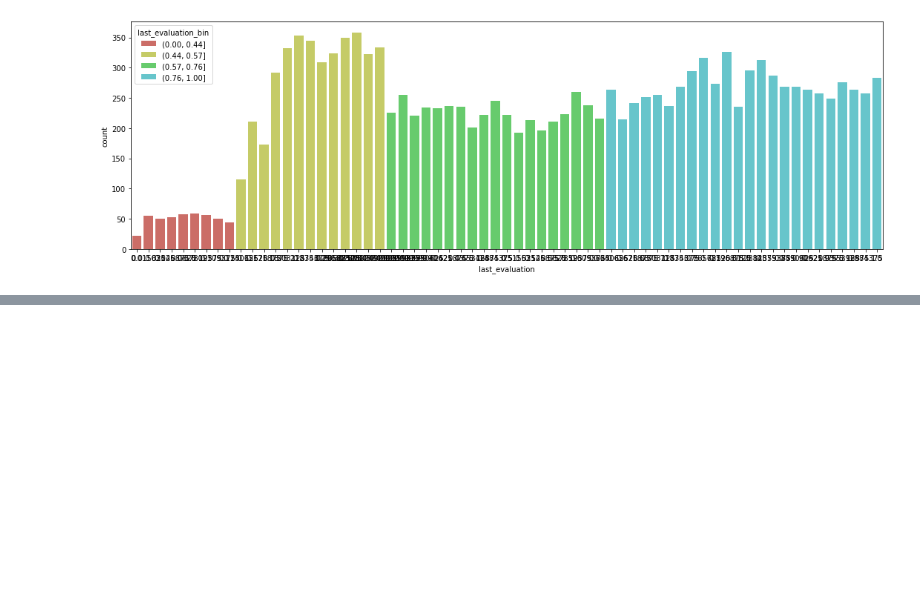
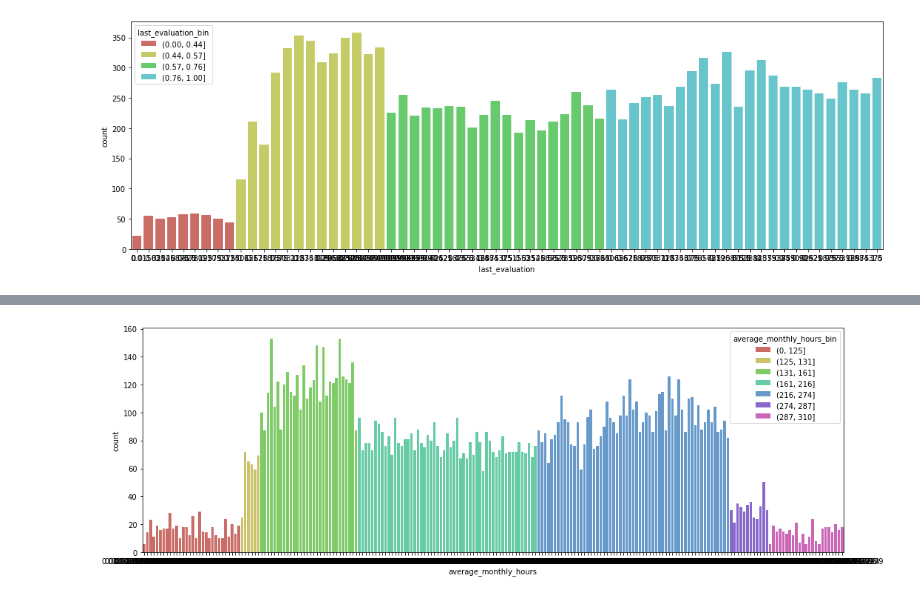
Before and after one commit to susanliubc/HR-Turnover-Analysis, a Jupyter notebook: Turnover.ipynb, the cells around one changed output, grey strips where cells are left out. Drawn from its saved outputs; the diff is of its cells as text; code cells hidden in the pictures; blank space fills up the shorter version.

```diff
--- a/Turnover.ipynb
+++ b/Turnover.ipynb
@@ -687,0 +690,6 @@ Iteration 10 | Accuracy: 0.93
+# %%
+bins = [-1, 0.14, 0.165, 0.304, 0.565, 0.840, 0.897, 1]
+labels=['(0, 125]','(125, 131]','(131, 161]','(161, 216]','(216, 274]','(274, 287]','(287, 310]']
+hr_fe['average_monthly_hours_bin'] = pd.cut(hr_fe.average_monthly_hours, bins, labels=labels)
+hr_fe_2['average_monthly_hours_bin'] = pd.cut(hr_fe_2.average_monthly_hours, bins, labels=labels)
+hr_fe_2.average_monthly_hours_bin.value_counts()
@@ -687,0 +705,9 @@ Iteration 10 | Accuracy: 0.93
+# %%
+plt.figure(figsize=(15,5))
+sns.countplot(x=hr_fe_2.average_monthly_hours,
+              hue=hr_fe_2.average_monthly_hours_bin,
+              palette = sns.color_palette("hls", 7),
+              dodge = False)
+plt.tight_layout()
+# %% [output]
+[figure, added]
```
Also changed, not shown: parts of 18 cells of this notebook.
